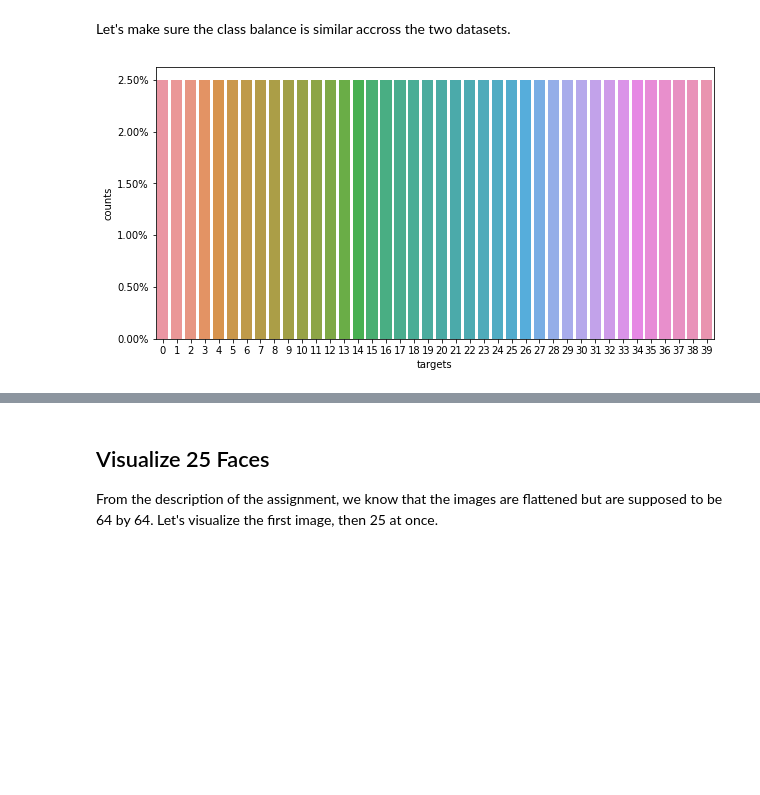
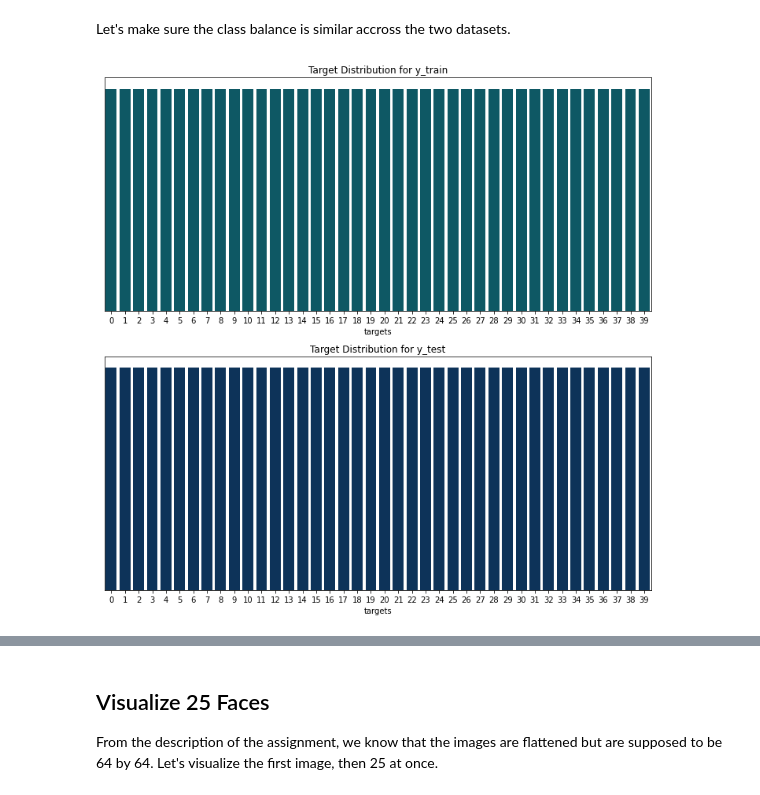
Before and after one commit to knolasco/Intro_to_ML_Course, a Jupyter notebook: Module5/OlvettiUnsupervised.ipynb, the cells around one changed output, grey strips where cells are left out. Cells and saved outputs as stored; diff of their text form; code cells hidden in the pictures; blank space fills up the shorter version.

```diff
--- a/Module5/OlvettiUnsupervised.ipynb
+++ b/Module5/OlvettiUnsupervised.ipynb
@@ -97,18 +97,30 @@ import matplotlib as mpl
 %matplotlib inline
 import matplotlib.ticker as mtick
 
-y_train_values, y_train_counts = np.unique(y_train, return_counts = True)
-n_train = y_train.shape[0]
-y_train_counts = y_train_counts / n_train
 
-fig, axs = plt.subplots(1,1)
-fig.set_size_inches(10,5)
+def plot_target_distributions(y_dict):
+    ind = 0
+    fig, axs = plt.subplots(2,1)
+    fig.set_size_inches(10,10)
 
-df_target_counts = pd.DataFrame(data = {'targets' : y_train_values, 'counts' : y_train_counts})
+    for y_key, y_values in y_dict.items():
+        y_targets, y_counts = np.unique(y_values, return_counts = True)
+        n = y_values.shape[0]
+        y_counts = y_counts / n
+        if ind == 0:
+            color = '#006272'
+        else:
+            color = '#003366'
 
-g = sns.barplot(data = df_target_counts, x = 'targets', y = 'counts')
+        df_ = pd.DataFrame(data = {'targets' : y_targets, 'counts' : y_counts})
+        sns.barplot(data = df_, x = 'targets', y = 'counts', ax = axs[ind], color = color)
+        axs[ind].get_yaxis().set_visible(False)
+        axs[ind].title.set_text('Target Distribution for {}'.format(y_key))
 
-axs.yaxis.set_major_formatter(mtick.PercentFormatter(1.0))
-plt.show()
+        ind += 1
+    plt.tight_layout()
+    plt.show()
-# %% [output]
-[figure, removed]
+# %%
+plot_target_distributions({'y_train' : y_train, 'y_test' : y_test})
+# %% [output]
+[figure, added]
```
Also changed, not shown: parts of 8 cells of this notebook.
